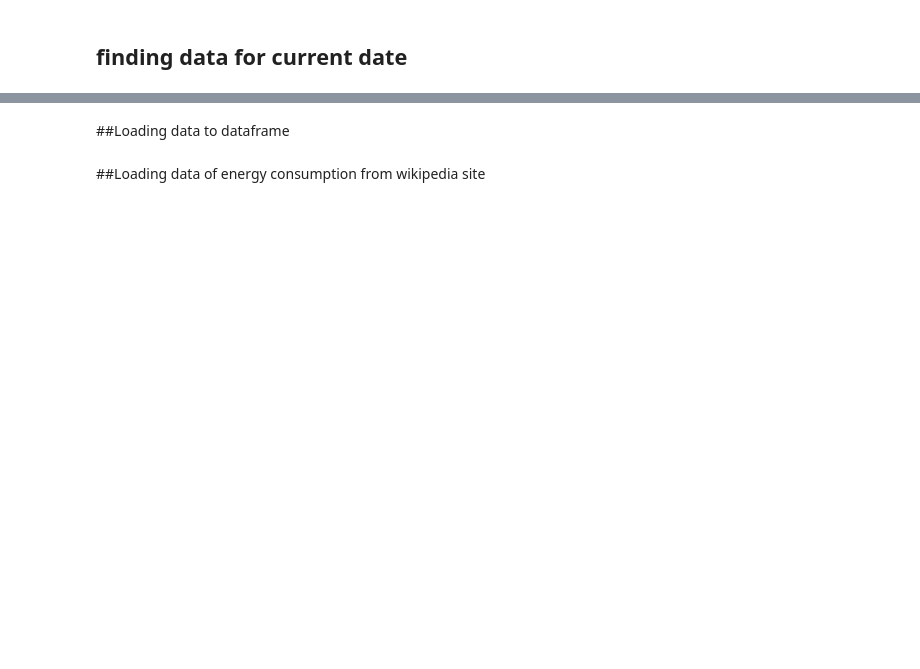
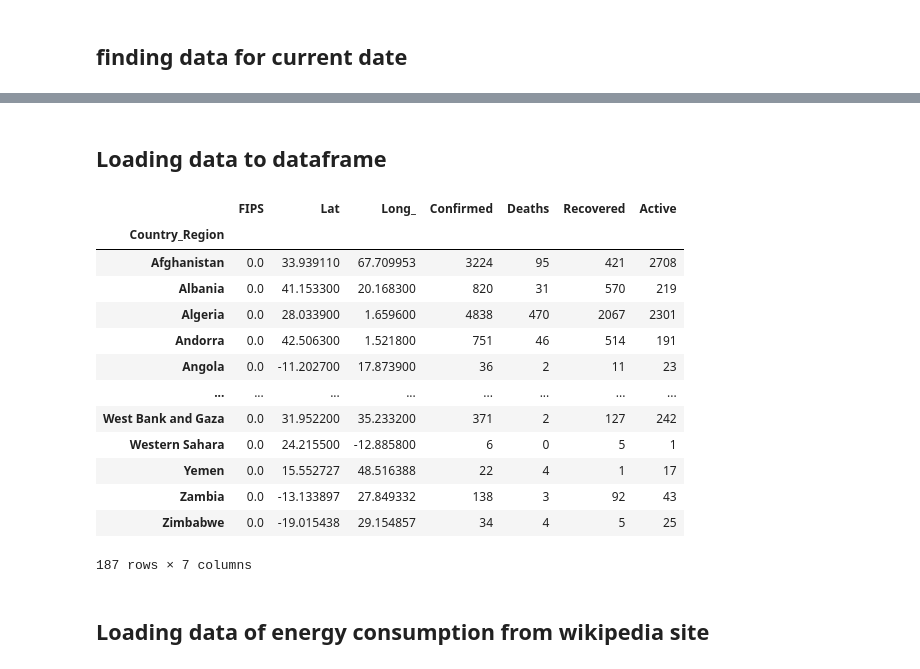
Before and after one commit to wonabru/energy_vs_COVID-19, a Jupyter notebook: Relation between electricity and COVID-19.ipynb, the cells around one changed output, grey strips where cells are left out. Saved outputs shown, nothing was run; the diff lists cells and outputs as text; code cells hidden in the pictures; blank space fills up the shorter version.

```diff
--- a/Relation between electricity and COVID-19.ipynb
+++ b/Relation between electricity and COVID-19.ipynb
@@ -15,11 +41,26 @@ os.listdir('COVID-19/csse_covid_19_data/csse_covid_19_daily_reports')
 # %% [markdown]
-##Loading data to dataframe
+## Loading data to dataframe
 # %%
-data_covid19 = pd.read_csv('COVID-19/csse_covid_19_data/csse_covid_19_daily_reports/04-11-2020.csv').replace('US', 'United States')
+data_covid19 = pd.read_csv('COVID-19/csse_covid_19_data/csse_covid_19_daily_reports/05-05-2020.csv').replace('US', 'United States')
 data_covid19 = data_covid19.groupby('Country_Region').sum()
 data_covid19
+# %% [output]
+|  | FIPS | Lat | Long_ | Confirmed | Deaths | Recovered | Active |
+| Country_Region |  |  |  |  |  |  |  |
+| Afghanistan | 0.0 | 33.939110 | 67.709953 | 3224 | 95 | 421 | 2708 |
+| Albania | 0.0 | 41.153300 | 20.168300 | 820 | 31 | 570 | 219 |
+| Algeria | 0.0 | 28.033900 | 1.659600 | 4838 | 470 | 2067 | 2301 |
+| Andorra | 0.0 | 42.506300 | 1.521800 | 751 | 46 | 514 | 191 |
+| Angola | 0.0 | -11.202700 | 17.873900 | 36 | 2 | 11 | 23 |
+| ... | ... | ... | ... | ... | ... | ... | ... |
+| West Bank and Gaza | 0.0 | 31.952200 | 35.233200 | 371 | 2 | 127 | 242 |
+| Western Sahara | 0.0 | 24.215500 | -12.885800 | 6 | 0 | 5 | 1 |
+| Yemen | 0.0 | 15.552727 | 48.516388 | 22 | 4 | 1 | 17 |
+| Zambia | 0.0 | -13.133897 | 27.849332 | 138 | 3 | 92 | 43 |
+| Zimbabwe | 0.0 | -19.015438 | 29.154857 | 34 | 4 | 5 | 25 |
+187 rows × 7 columns
 # %% [markdown]
-##Loading data of energy consumption from wikipedia site
+## Loading data of energy consumption from wikipedia site
 # %%
 data_energy_consumption = pd.read_html('https://en.wikipedia.org/wiki/List_of_countries_by_electricity_consumption')[0]
 data_energy_consumption.set_index('Country/Region', inplace=True)
```
Also changed, not shown: parts of 15 cells of this notebook.
